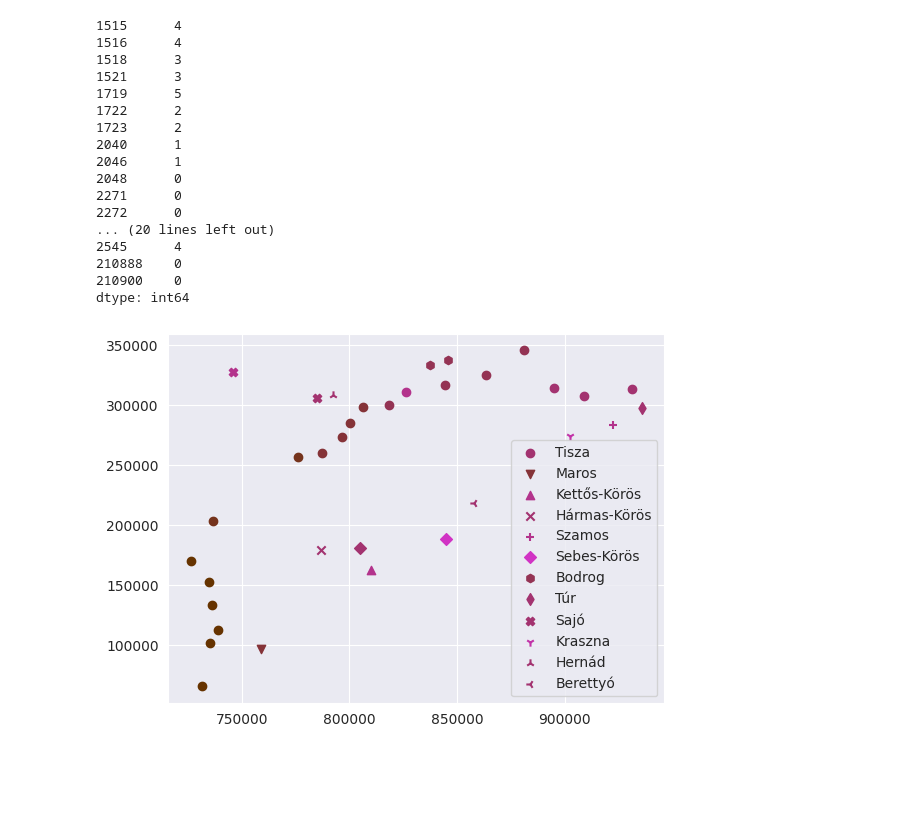
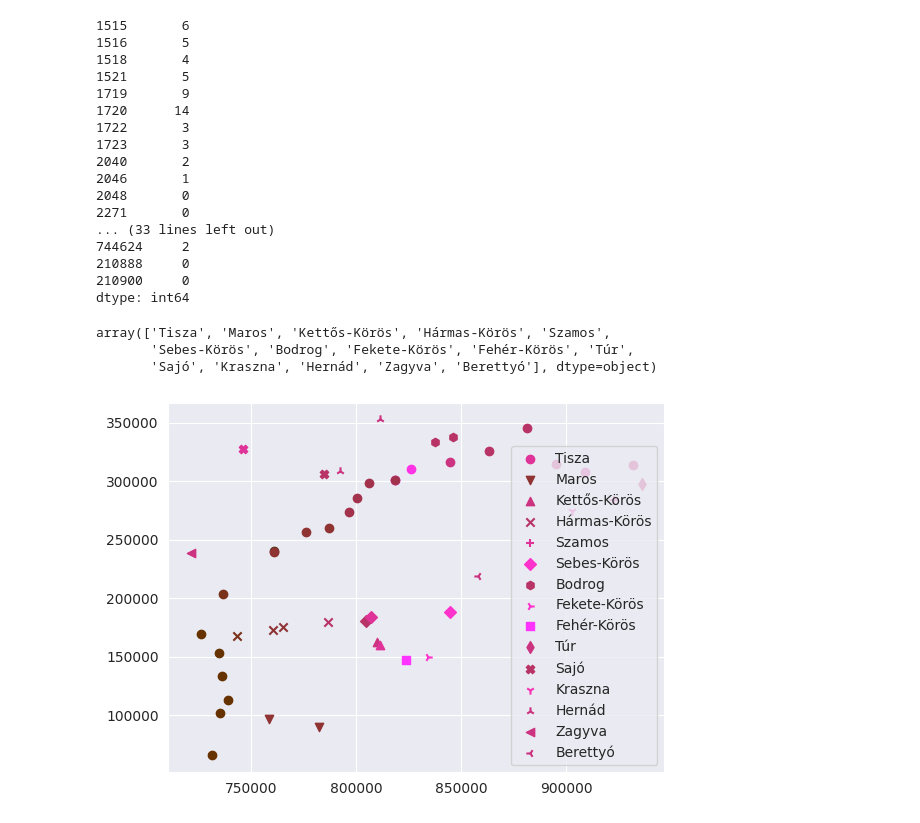
Before and after one commit to theplatters/ecmi-hydrological-forecasting, a Jupyter notebook: notebooks/correlation.ipynb, the cells around one changed output. Cells and saved outputs as stored; diff of their text form; code cells hidden in the pictures; blank space fills up the shorter version.

```diff
--- a/notebooks/correlation.ipynb
+++ b/notebooks/correlation.ipynb
@@ -16,13 +16,11 @@ from torchsummary import summary
 import matplotlib.pyplot as plt
 import dcor
 # %%
-data = pd.read_csv("../data/data.csv")
-data.rename(columns = {0:'Date'}, inplace = False)
-cols = data.columns.tolist()
-cols = cols[-1:]+cols[1:-1]
-data  = data[cols]
+data_training = pd.read_csv("../data/data_training.csv")
+data_validation = pd.read_csv('../data/data_validation.csv')
+
+data = pd.concat([data_training, data_validation])
 data["Date"] = pd.to_datetime(data["Date"])
-data = data.set_index("Date")
-data.index = data.index - pd.Timedelta(days = 1)
-
+data = data.set_index('Date')
 meta = pd.read_csv("../data/meta.csv")
+data.index
@@ -110,27 +81,27 @@ def calculate_correlations(df,starting_point,interval,method):
     return cm, pv
 
 
-correlation_matrix, p_values = calculate_correlations(data_nans_removed,pd.Timestamp('2006-01-01'),pd.Timedelta(52,'w'),distance_correlation)
+correlation_matrix, p_values = calculate_correlations(data,pd.Timestamp('2006-01-01'),pd.Timedelta(52,'w'),pearson)
 
-cr = pd.DataFrame(data = np.transpose(correlation_matrix), columns=data_nans_removed.columns)
+cr = pd.DataFrame(data = np.transpose(correlation_matrix), columns=data.columns)
 cr.idxmax() - 5
 # %% [output]
-1515      4
-1516      4
-1518      3
-1521      3
-1719      5
-1722      2
-1723      2
-2040      1
-2046      1
-2048      0
-2271      0
-2272      0
-... (20 lines left out)
-2545      4
-210888    0
-210900    0
+1515       6
+1516       5
+1518       4
+1521       5
+1719       9
+1720      14
+1722       3
+1723       3
+2040       2
+2046       1
+2048       0
+2271       0
+... (33 lines left out)
+744624     2
+210888     0
+210900     0
 dtype: int64
 # %%
 max_corr = pd.Series((cr.idxmax() - 5),name="maximum_correlation")
@@ -141,33 +112,42 @@ meta = meta.set_index("reg_number")
 
 meta_nans_removed = meta.loc[list(map(int,cr.columns.tolist()))]
 meta_nans_removed = pd.concat([meta_nans_removed, max_corr], axis=1)
+meta.river.unique()
+# %% [output]
+array(['Tisza', 'Maros', 'Kettős-Körös', 'Hármas-Körös', 'Szamos',
+       'Sebes-Körös', 'Bodrog', 'Fekete-Körös', 'Fehér-Körös', 'Túr',
+       'Sajó', 'Kraszna', 'Hernád', 'Zagyva', 'Berettyó'], dtype=object)
 # %%
 marker_dict = {
     'Tisza': 'o',
     'Maros': 'v',
     'Kettős-Körös': '^',
     'Hármas-Körös': 'x',
     'Szamos': '+',
     'Sebes-Körös' : 'D',
     'Bodrog' : 'h',
     'Túr' : 'd',
     'Sajó' : 'X',
     'Kraszna' : '1',
     'Hernád' : '2',
-    'Berettyó': '3'}
+    'Berettyó': '3',
+    'Fekete-Körös' : '4',
+    'Fehér-Körös': ',',
+    'Zagyva': '<'
+}
 
 def rgb(val):
-    return [[0.4 + val * 0.06,0.2, 0.00 + abs(val * 0.11)]]
+    return [[0.4 + min(val * 0.08,0.6),0.2, 0.00 + min(abs(val * 0.10),1.0)]]
 
 rivers = []
 actors = []
 
 for index,row in meta_nans_removed.iterrows():
     a = plt.scatter(row['EOVx'],row['EOVy'],c=rgb(row['maximum_correlation']),marker=marker_dict[row['river']])
     if row['river'] not in rivers:
         rivers.append(row['river'])
         actors.append(a)
-plt.legend(actors,meta_nans_removed.river.unique())
+plt.legend(actors,rivers)
 plt.show()
 # %% [output]
-[figure, old version]
+[figure, new version]
```
Also changed, not shown: parts of 8 cells of this notebook, 4 other files.
